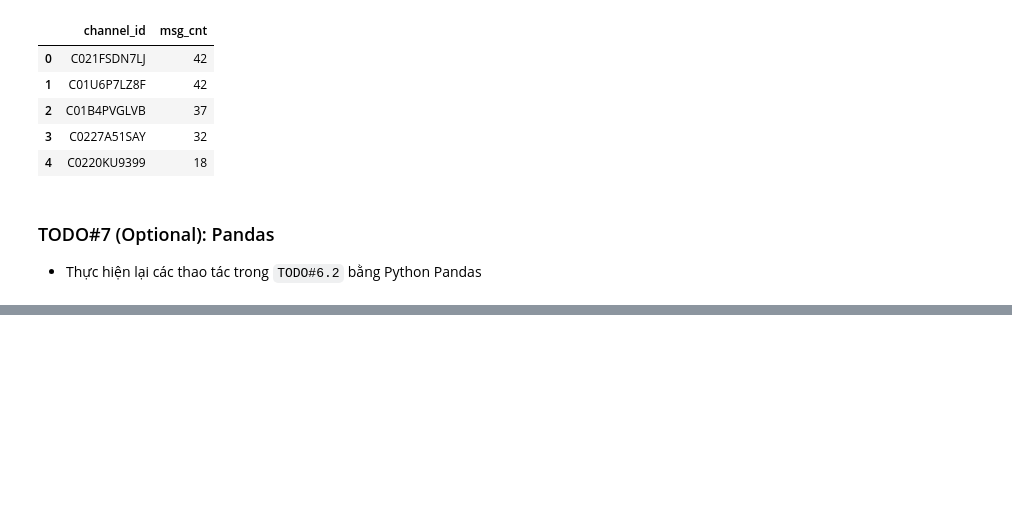
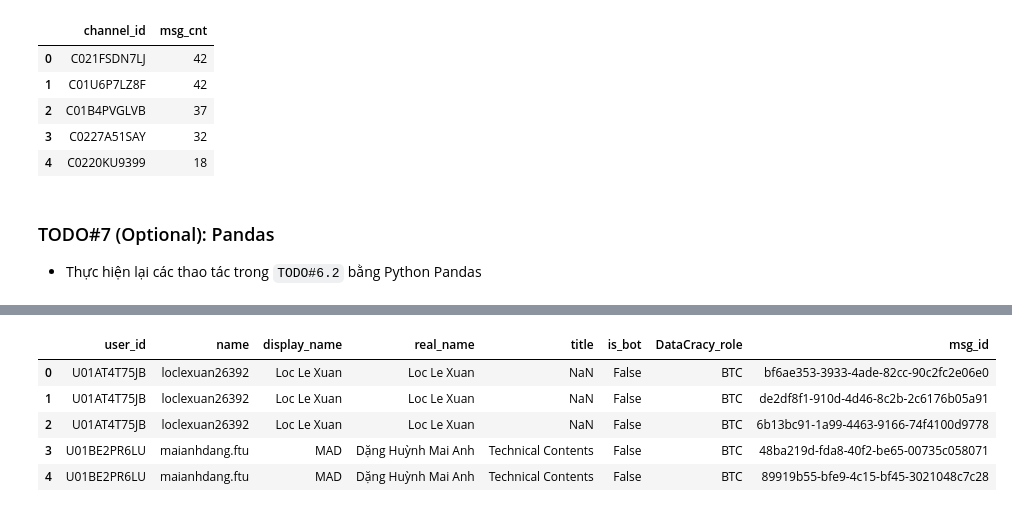
Before and after one commit to Ha-Huynh-Anh/atom-assignments, a Jupyter notebook: assignment_4/home_assignment_4.ipynb, the cells around one changed output, grey strips where cells are left out. Drawn from its saved outputs; the diff is of its cells as text; code cells hidden in the pictures; blank space fills up the shorter version.

```diff
--- a/assignment_4/home_assignment_4.ipynb
+++ b/assignment_4/home_assignment_4.ipynb
@@ -1214,0 +1227,3 @@ con.execute(SQL).fetch_df()
+# %%
+member_df = user_df.merge(dtc_groups, on = ['name'])
+member_df.head()
@@ -1214,0 +1237,10 @@ con.execute(SQL).fetch_df()
+# %%
+msg_member_df = member_df.merge(msg_df[['msg_id','user_id']], left_on = ['user_id'], right_on = ['user_id'])
+msg_member_df.head()
+# %% [output]
+|  | user_id | name | display_name | real_name | title | is_bot | DataCracy_role | msg_id |
+| 0 | U01AT4T75JB | loclexuan26392 | Loc Le Xuan | Loc Le Xuan | NaN | False | BTC | bf6ae353-3933-4ade-82cc-90c2fc2e06e0 |
+| 1 | U01AT4T75JB | loclexuan26392 | Loc Le Xuan | Loc Le Xuan | NaN | False | BTC | de2df8f1-910d-4d46-8c2b-2c6176b05a91 |
+| 2 | U01AT4T75JB | loclexuan26392 | Loc Le Xuan | Loc Le Xuan | NaN | False | BTC | 6b13bc91-1a99-4463-9166-74f4100d9778 |
+| 3 | U01BE2PR6LU | maianhdang.ftu | MAD | Dặng Huỳnh Mai Anh | Technical Contents | False | BTC | 48ba219d-fda8-40f2-be65-00735c058071 |
+| 4 | U01BE2PR6LU | maianhdang.ftu | MAD | Dặng Huỳnh Mai Anh | Technical Contents | False | BTC | 89919b55-bfe9-4c15-bf45-3021048c7c28 |
```
Also changed, not shown: parts of 6 cells of this notebook.
